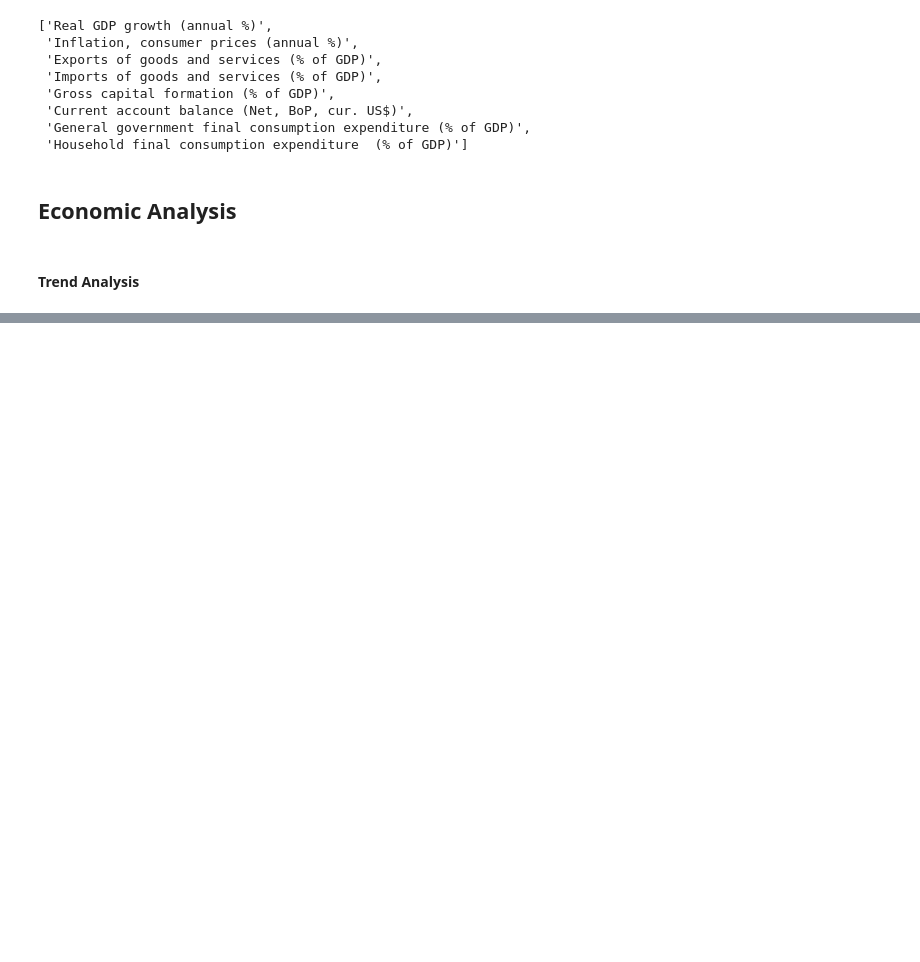
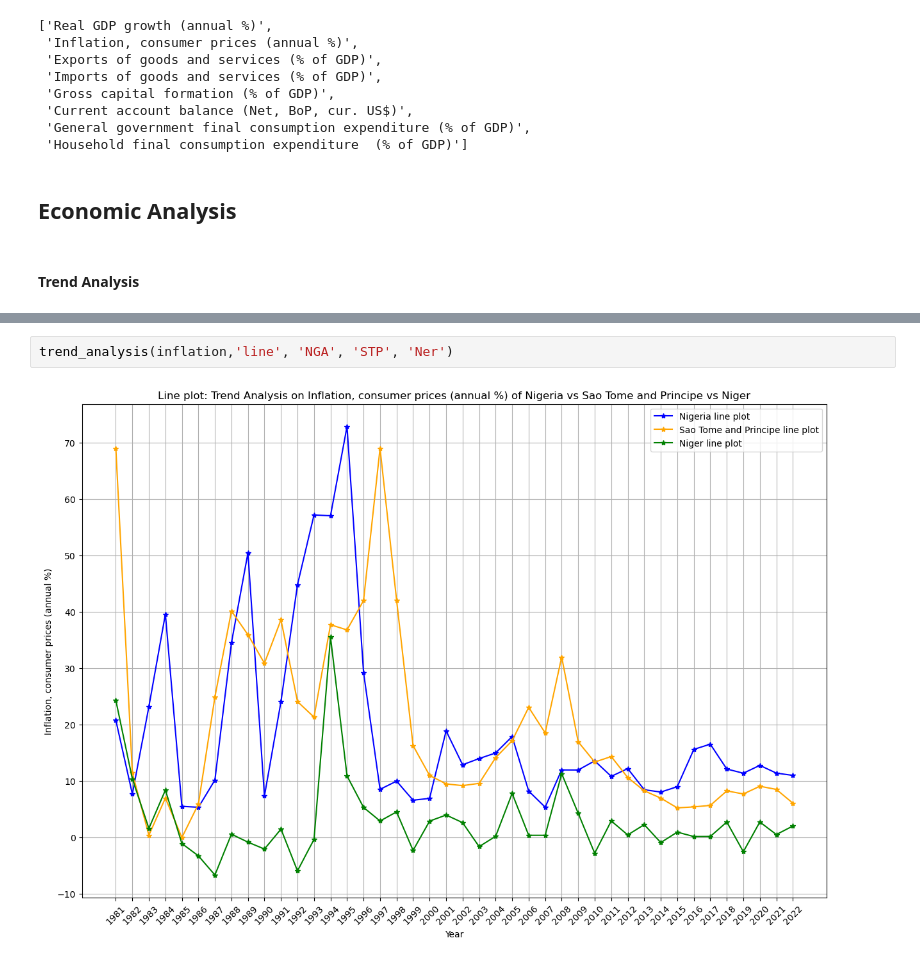
Before and after one commit to andazi/EDA-African-Economic-Performance, a Jupyter notebook: AFRICAN ECONOMY EDA.ipynb, the cells around one changed output, grey strips where cells are left out. Drawn from its saved outputs; the diff is of its cells as text; blank space fills up the shorter version.

```diff
--- a/AFRICAN ECONOMY EDA.ipynb
+++ b/AFRICAN ECONOMY EDA.ipynb
@@ -594,0 +436,4 @@ axs.plot(x_range, regression_line(x_range), color='red', linestyle='--', label='
+# %%
+trend_analysis(inflation,'line', 'NGA', 'STP', 'Ner')
+# %% [output]
+[figure, added]
```
Also changed, not shown: parts of 45 cells of this notebook, 4 other files.
